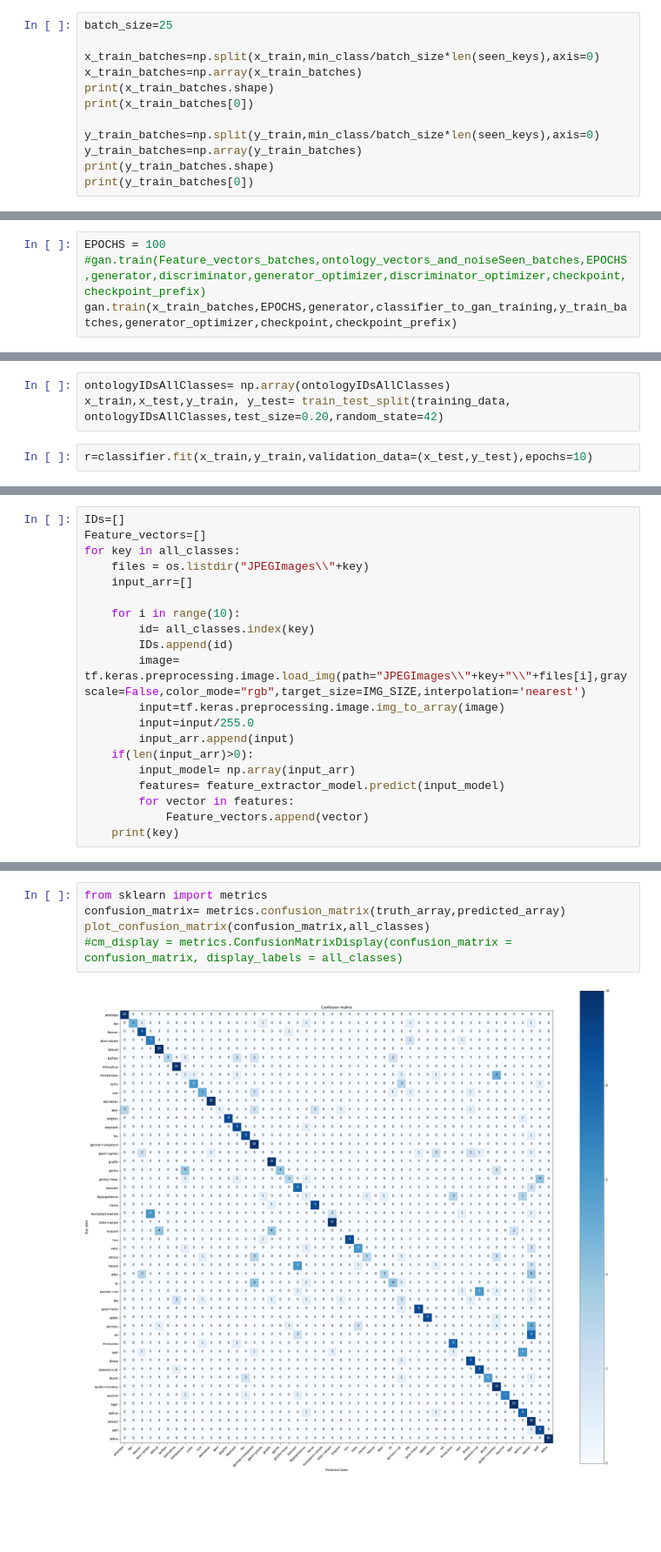
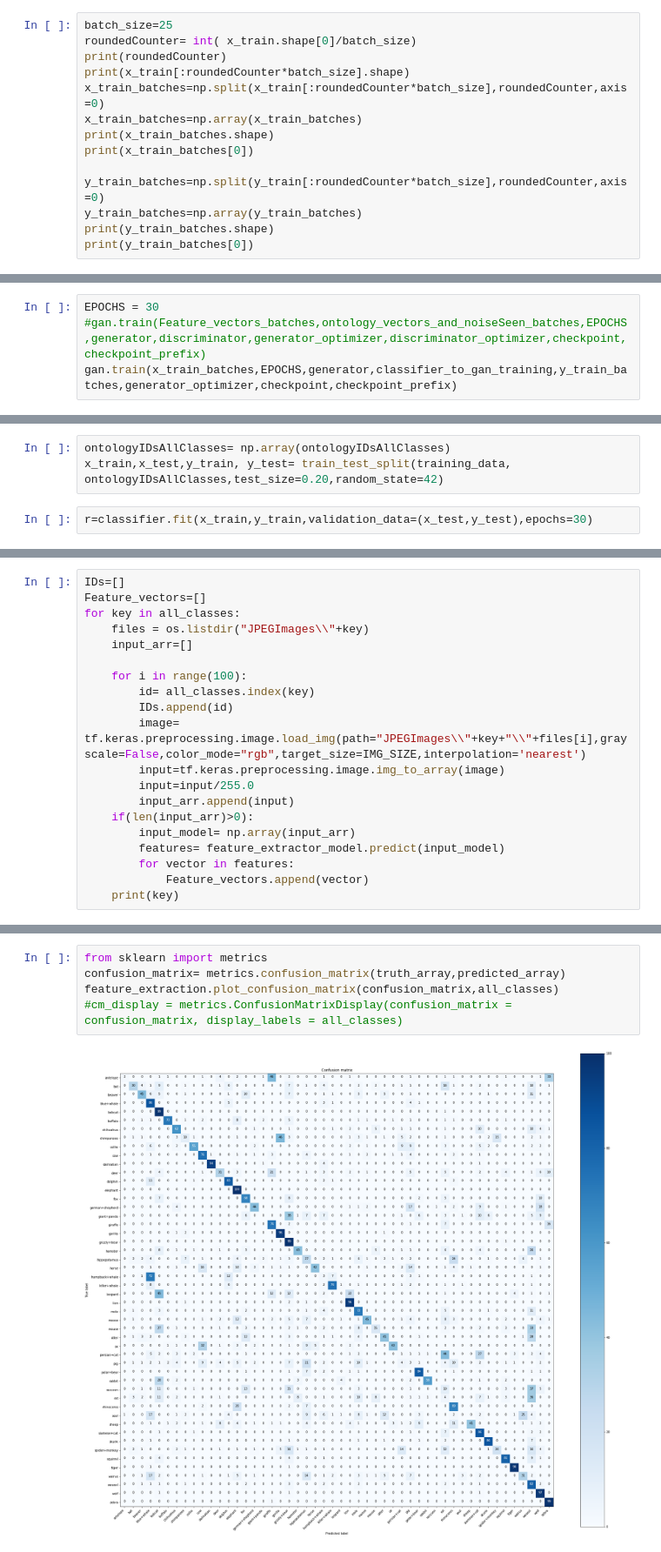
Before and after one commit to rootdobos/OntoZSLImplementation, a Jupyter notebook: main.ipynb, the cells around one changed output, grey strips where cells are left out. Shown at 87% size. Saved outputs shown, nothing was run; the diff lists cells and outputs as text; blank space fills up the shorter version.

```diff
--- a/main.ipynb
+++ b/main.ipynb
@@ -225,13 +226,15 @@ print(y_train_one_hot[1])
  0. 0.]
 # %%
 batch_size=25
-
-x_train_batches=np.split(x_train,min_class/batch_size*len(seen_keys),axis=0)
+roundedCounter= int( x_train.shape[0]/batch_size)
+print(roundedCounter)
+print(x_train[:roundedCounter*batch_size].shape)
+x_train_batches=np.split(x_train[:roundedCounter*batch_size],roundedCounter,axis=0)
 x_train_batches=np.array(x_train_batches)
 print(x_train_batches.shape)
 print(x_train_batches[0])
 
-y_train_batches=np.split(y_train,min_class/batch_size*len(seen_keys),axis=0)
+y_train_batches=np.split(y_train[:roundedCounter*batch_size],roundedCounter,axis=0)
 y_train_batches=np.array(y_train_batches)
 print(y_train_batches.shape)
 print(y_train_batches[0])
@@ -281,7 +286,7 @@ checkpoint_prefix = os.path.join(checkpoint_dir, "ckpt")
 #checkpoint= tf.train.Checkpoint(generator_optimizer=generator_optimizer, discriminator_optimizer=discriminator_optimizer,generator=generator,discriminator=discriminator)
 checkpoint= tf.train.Checkpoint(generator_optimizer=generator_optimizer, generator=generator)
 # %%
-EPOCHS = 100
+EPOCHS = 30
 #gan.train(Feature_vectors_batches,ontology_vectors_and_noiseSeen_batches,EPOCHS,generator,discriminator,generator_optimizer,discriminator_optimizer,checkpoint,checkpoint_prefix)
 gan.train(x_train_batches,EPOCHS,generator,classifier_to_gan_training,y_train_batches,generator_optimizer,checkpoint,checkpoint_prefix)
 # %% [output]
@@ -321,5 +326,5 @@ metrics=['accuracy'])
 ontologyIDsAllClasses= np.array(ontologyIDsAllClasses)
 x_train,x_test,y_train, y_test= train_test_split(training_data, ontologyIDsAllClasses,test_size=0.20,random_state=42)
 # %%
-r=classifier.fit(x_train,y_train,validation_data=(x_test,y_test),epochs=10)
+r=classifier.fit(x_train,y_train,validation_data=(x_test,y_test),epochs=30)
 # %% [output]
@@ -366,7 +368,7 @@ for key in all_classes:
     files = os.listdir("JPEGImages\\"+key)
     input_arr=[]
 
-    for i in range(10):
+    for i in range(100):
         id= all_classes.index(key)
         IDs.append(id)
         image= tf.keras.preprocessing.image.load_img(path="JPEGImages\\"+key+"\\"+files[i],grayscale=False,color_mode="rgb",target_size=IMG_SIZE,interpolation='nearest')
@@ -490,7 +425,7 @@ def plot_confusion_matrix(cm, classes, normalize=False, cmap=plt.cm.Blues, png_o
 # %%
 from sklearn import metrics
 confusion_matrix= metrics.confusion_matrix(truth_array,predicted_array)
-plot_confusion_matrix(confusion_matrix,all_classes)
+feature_extraction.plot_confusion_matrix(confusion_matrix,all_classes)
 #cm_display = metrics.ConfusionMatrixDisplay(confusion_matrix = confusion_matrix, display_labels = all_classes)
 # %% [output]
-[figure, old version]
+[figure, new version]
```
Also changed, not shown: parts of 20 cells of this notebook, 1 other file.
